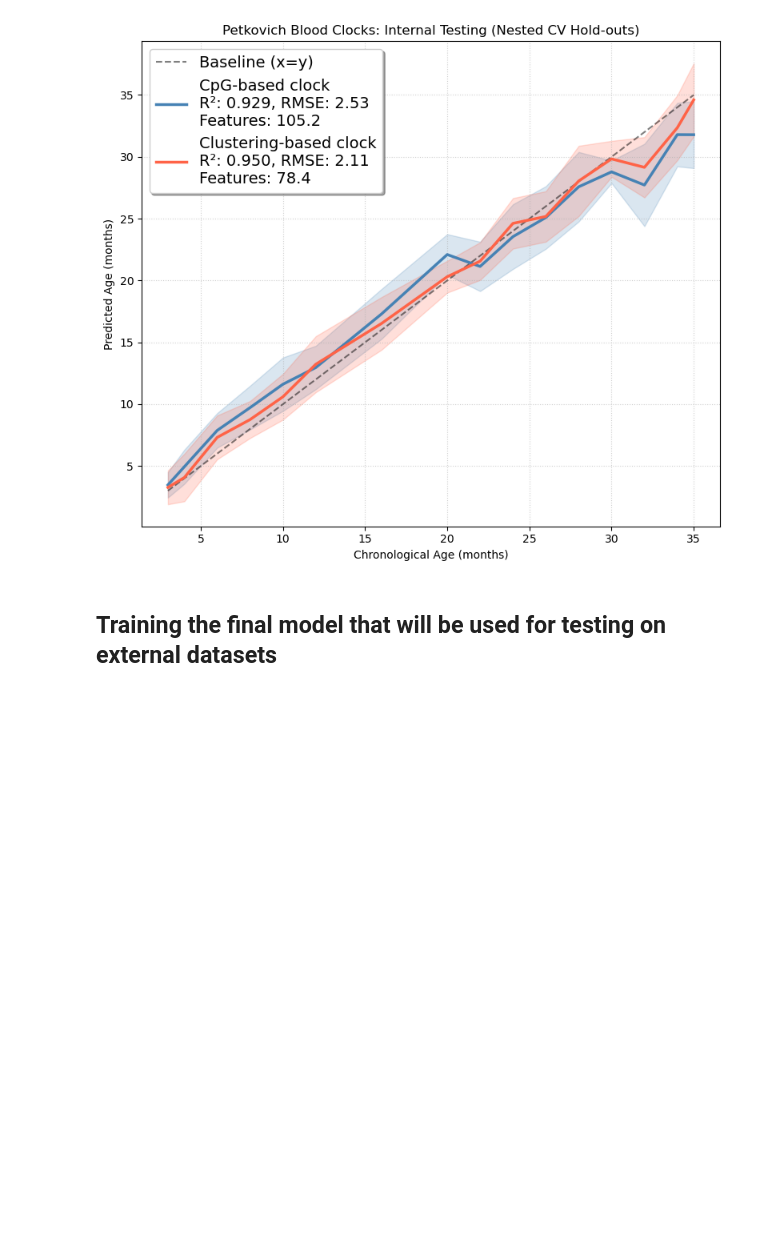
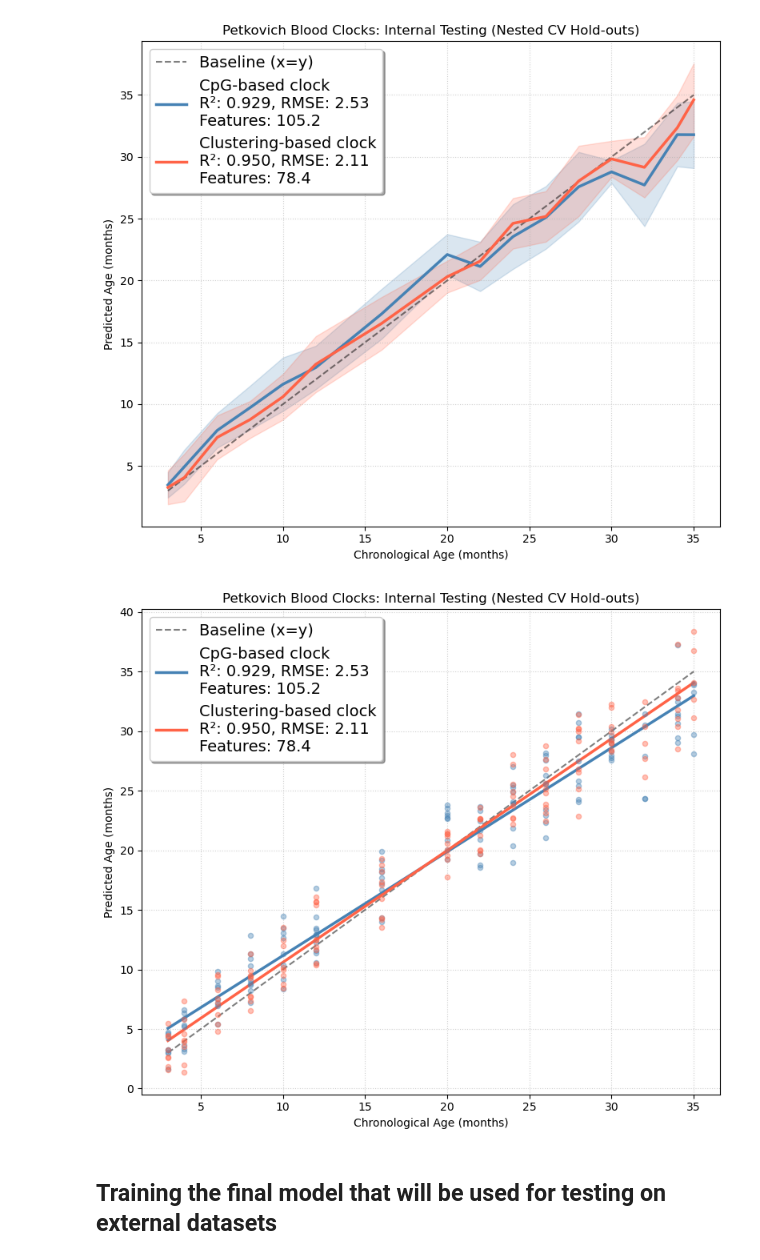
Before and after one commit to PavelGrobushkin/semen, a Jupyter notebook: notebooks/01_petkovich_blood_clocks.ipynb, the cells around one changed output. Cells and saved outputs as stored; diff of their text form; code cells hidden in the pictures; blank space fills up the shorter version.

```diff
--- a/notebooks/01_petkovich_blood_clocks.ipynb
+++ b/notebooks/01_petkovich_blood_clocks.ipynb
@@ -297,18 +280,45 @@ plot_clocks(results_cpg, results_reg, y)
 # %%
-_show = plt.show
-plt.show = lambda: None
+# Internal: predictions list (reused by cells below)
+preds = [
+    (
+        results_cpg["oof_pred"],
+        f"CpG-based clock\nR²: {results_cpg['Mean R2']:.3f}, RMSE: {results_cpg['Mean RMSE']:.2f}\nFeatures: {results_cpg['Avg Features']:.1f}",
+        "steelblue",
+    ),
+    (
+        results_reg["oof_pred"],
+        f"Clustering-based clock\nR²: {results_reg['Mean R2']:.3f}, RMSE: {results_reg['Mean RMSE']:.2f}\nFeatures: {results_reg['Avg Features']:.1f}",
+        "tomato",
+    ),
+]
 
-plot_clocks(results_cpg, results_reg, y)
-plt.savefig(
-    "../outputs/01_petkovich_blood_clocks/petkovich_on_petkovich_plot.png",
+fig, ax = plt.subplots(figsize=(8, 7))
+plot_age_clock(
+    preds,
+    y,
+    "Petkovich Blood Clocks: Internal Testing (Nested CV Hold-outs)",
+    style="lines",
+    ax=ax,
+)
+fig.savefig(
+    "../outputs/01_petkovich_blood_clocks/petkovich_on_petkovich_plot_lines.png",
     dpi=300,
     bbox_inches="tight",
 )
-
-plt.show = _show
+plt.tight_layout()
 plt.show()
 # %% [output]
 [figure]
+# %%
+plot_age_clock(preds, y, "Petkovich Blood Clocks: Internal Testing (Nested CV Hold-outs)", style="scatter")
+fig.savefig(
+    "../outputs/01_petkovich_blood_clocks/petkovich_on_petkovich_plot.png",
+    dpi=300,
+    bbox_inches="tight",
+)
+plt.show()
+# %% [output]
+[figure, added]
 # %% [markdown]
 ## Training the final model that will be used for testing on external datasets
 # %% [markdown]
```
Also changed, not shown: parts of 7 cells of this notebook, 6 other files.
